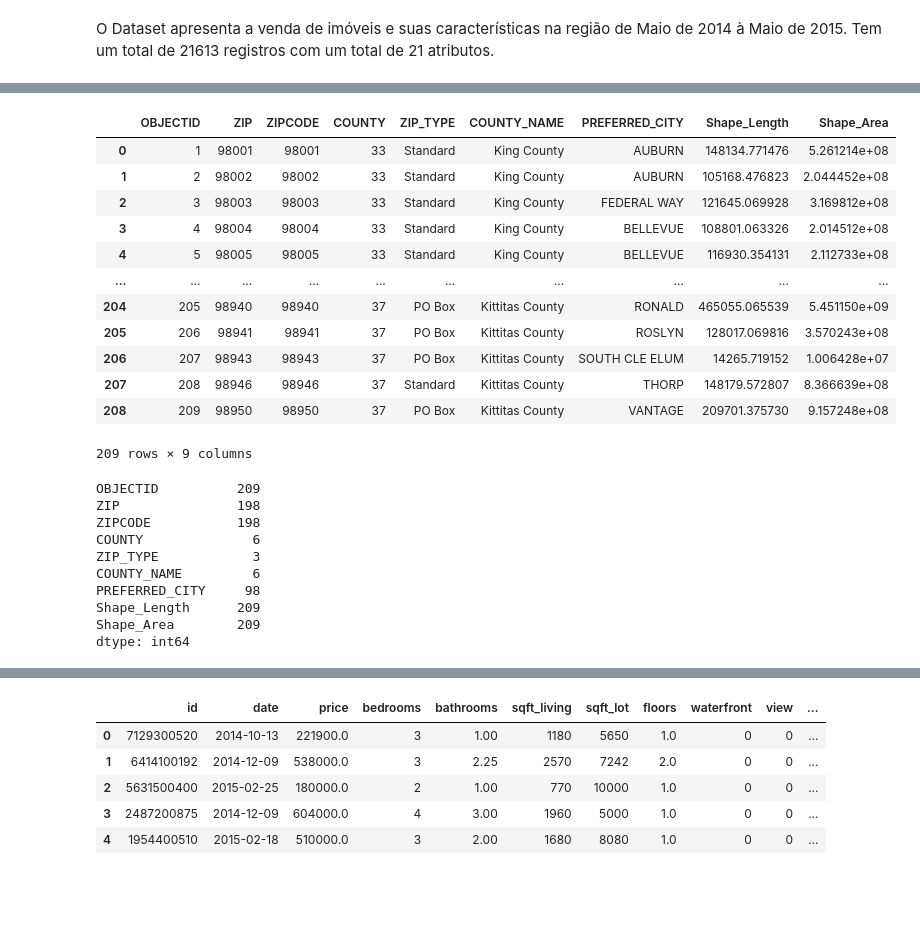
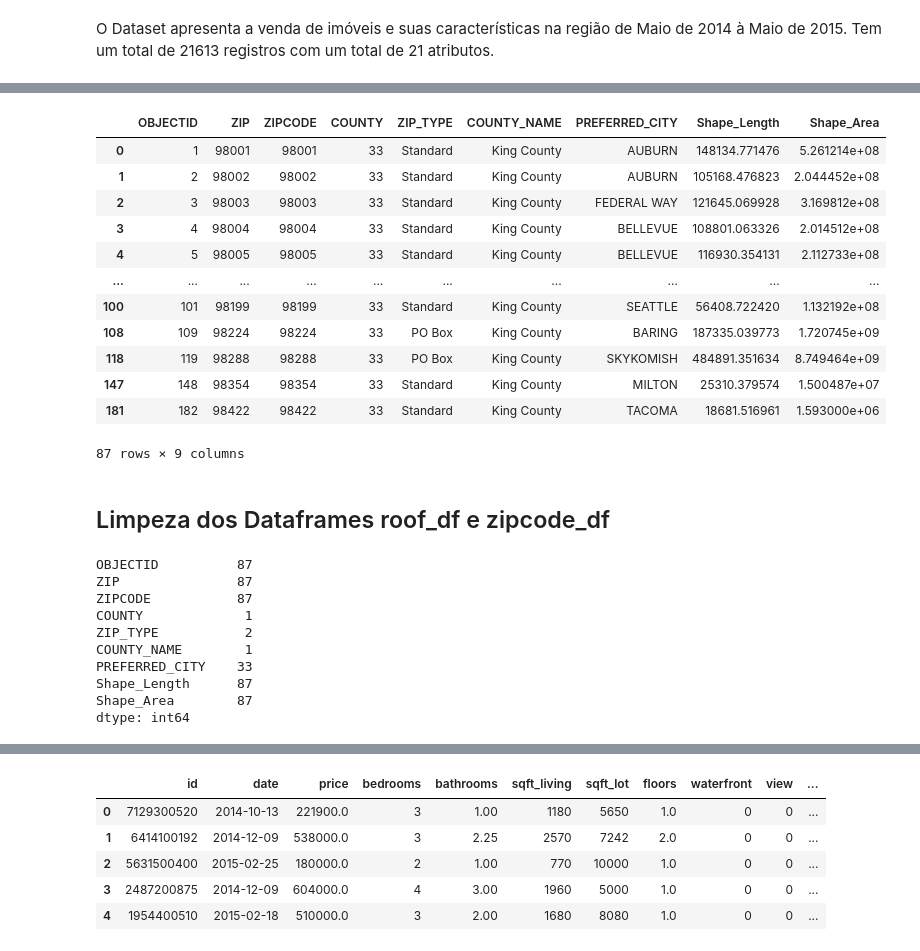
Before and after one commit to ramon-santana-silva/miniprojeto01, a Jupyter notebook: roofimoveis.ipynb, the cells around one changed output, grey strips where cells are left out. Saved outputs shown, nothing was run; the diff lists cells and outputs as text; code cells hidden in the pictures; blank space fills up the shorter version.

```diff
--- a/roofimoveis.ipynb
+++ b/roofimoveis.ipynb
@@ -79,20 +55,21 @@ squft_lot15Média da área do lote dos 15 imóveis mais próximos,
 em ft²
 # %%
-#extraindo dataframe
+#extraindo dataframe zipcode_df
 DATA_URL2='https://raw.githubusercontent.com/ramon-santana-silva/pythonCaseDNC/main/Zipcodes_for_King_County_and_Surrounding_Area_(Shorelines)___zipcode_shore_area.csv'
 zipcode_df=pd.read_csv(DATA_URL2 , sep=",", encoding='UTF-8')
-zipcode_df
 # %% [output]
 |  | OBJECTID | ZIP | ZIPCODE | COUNTY | ZIP_TYPE | COUNTY_NAME | PREFERRED_CITY | Shape_Length | Shape_Area |
 | 0 | 1 | 98001 | 98001 | 33 | Standard | King County | AUBURN | 148134.771476 | 5.261214e+08 |
 | 1 | 2 | 98002 | 98002 | 33 | Standard | King County | AUBURN | 105168.476823 | 2.044452e+08 |
 | 2 | 3 | 98003 | 98003 | 33 | Standard | King County | FEDERAL WAY | 121645.069928 | 3.169812e+08 |
 | 3 | 4 | 98004 | 98004 | 33 | Standard | King County | BELLEVUE | 108801.063326 | 2.014512e+08 |
 | 4 | 5 | 98005 | 98005 | 33 | Standard | King County | BELLEVUE | 116930.354131 | 2.112733e+08 |
 | ... | ... | ... | ... | ... | ... | ... | ... | ... | ... |
-| 204 | 205 | 98940 | 98940 | 37 | PO Box | Kittitas County | RONALD | 465055.065539 | 5.451150e+09 |
-| 205 | 206 | 98941 | 98941 | 37 | PO Box | Kittitas County | ROSLYN | 128017.069816 | 3.570243e+08 |
-| 206 | 207 | 98943 | 98943 | 37 | PO Box | Kittitas County | SOUTH CLE ELUM | 14265.719152 | 1.006428e+07 |
-| 207 | 208 | 98946 | 98946 | 37 | Standard | Kittitas County | THORP | 148179.572807 | 8.366639e+08 |
-| 208 | 209 | 98950 | 98950 | 37 | PO Box | Kittitas County | VANTAGE | 209701.375730 | 9.157248e+08 |
+| 100 | 101 | 98199 | 98199 | 33 | Standard | King County | SEATTLE | 56408.722420 | 1.132192e+08 |
+| 108 | 109 | 98224 | 98224 | 33 | PO Box | King County | BARING | 187335.039773 | 1.720745e+09 |
+| 118 | 119 | 98288 | 98288 | 33 | PO Box | King County | SKYKOMISH | 484891.351634 | 8.749464e+09 |
+| 147 | 148 | 98354 | 98354 | 33 | Standard | King County | MILTON | 25310.379574 | 1.500487e+07 |
+| 181 | 182 | 98422 | 98422 | 33 | Standard | King County | TACOMA | 18681.516961 | 1.593000e+06 |
-209 rows × 9 columns
+87 rows × 9 columns
+# %% [markdown]
+<h2>Limpeza dos Dataframes roof_df e zipcode_df
@@ -99,14 +80,14 @@ zipcode_df
 # %%
-#identificando valores únicos do dataframe zipcode_df
-zipcode_df.nunique()
+#identificando valores únicos do dataframe zipKingCounty_df
+zipKingCounty_df.nunique()
 # %% [output]
-OBJECTID          209
-ZIP               198
-ZIPCODE           198
-COUNTY              6
-ZIP_TYPE            3
-COUNTY_NAME         6
-PREFERRED_CITY     98
-Shape_Length      209
-Shape_Area        209
+OBJECTID          87
+ZIP               87
+ZIPCODE           87
+COUNTY             1
+ZIP_TYPE           2
+COUNTY_NAME        1
+PREFERRED_CITY    33
+Shape_Length      87
+Shape_Area        87
 dtype: int64
```
Also changed, not shown: parts of 9 cells of this notebook.
